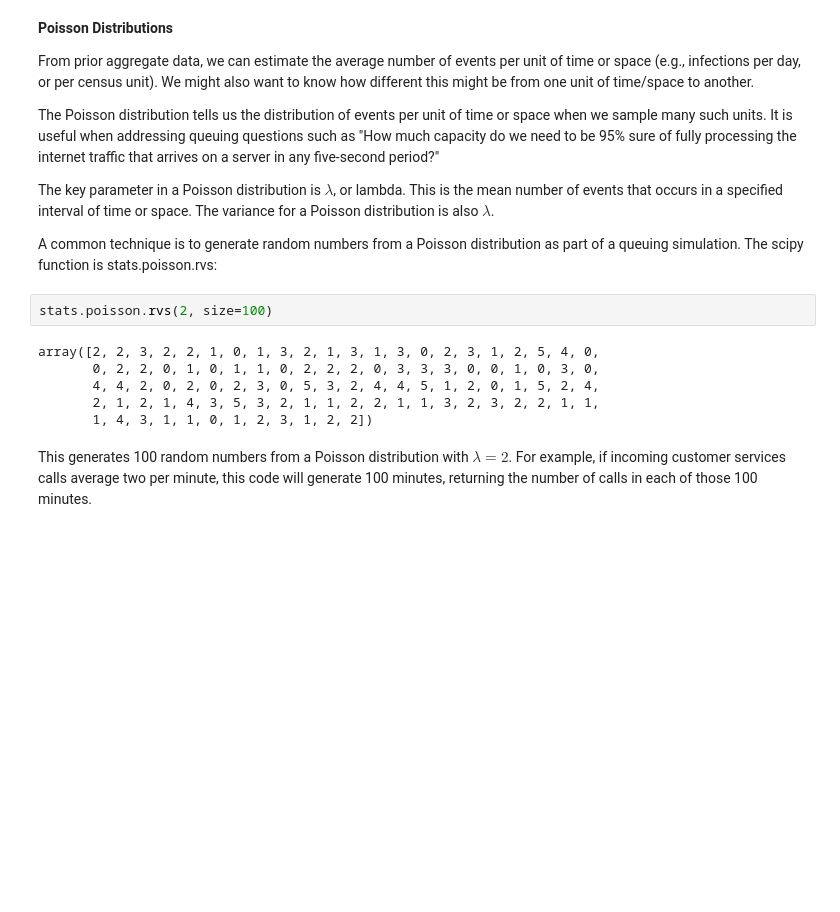
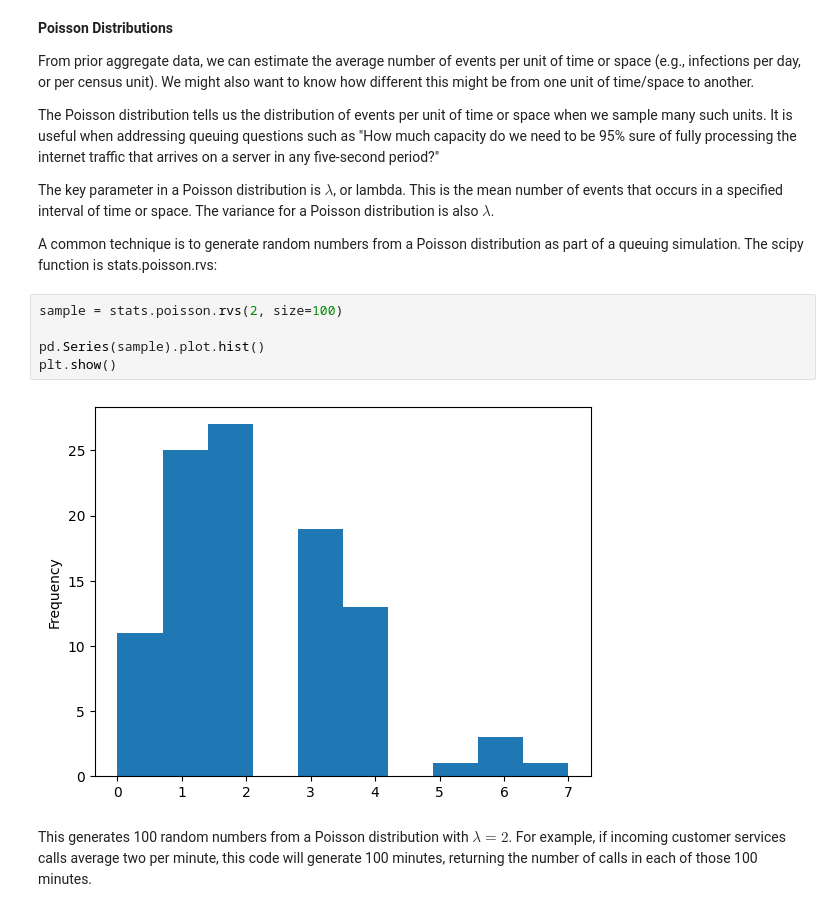
Before and after one commit to brian-vu-nguyen/practical_statistics_for_data_scientists, a Jupyter notebook: notebooks/chatper_2.ipynb, the cells around one changed output. Cells and saved outputs as stored; diff of their text form; blank space fills up the shorter version.

```diff
--- a/notebooks/chatper_2.ipynb
+++ b/notebooks/chatper_2.ipynb
@@ -563,13 +563,12 @@ The key parameter in a Poisson distribution is $\lambda$, or lambda. This is the
 
 A common technique is to generate random numbers from a Poisson distribution as part of a queuing simulation. The scipy function is stats.poisson.rvs:
 # %%
-stats.poisson.rvs(2, size=100)
+sample = stats.poisson.rvs(2, size=100)
+
+pd.Series(sample).plot.hist()
+plt.show()
 # %% [output]
-array([2, 2, 3, 2, 2, 1, 0, 1, 3, 2, 1, 3, 1, 3, 0, 2, 3, 1, 2, 5, 4, 0,
-       0, 2, 2, 0, 1, 0, 1, 1, 0, 2, 2, 2, 0, 3, 3, 3, 0, 0, 1, 0, 3, 0,
-       4, 4, 2, 0, 2, 0, 2, 3, 0, 5, 3, 2, 4, 4, 5, 1, 2, 0, 1, 5, 2, 4,
-       2, 1, 2, 1, 4, 3, 5, 3, 2, 1, 1, 2, 2, 1, 1, 3, 2, 3, 2, 2, 1, 1,
-       1, 4, 3, 1, 1, 0, 1, 2, 3, 1, 2, 2])
+[figure, added]
 # %% [markdown]
 This generates 100 random numbers from a Poisson distribution with $\lambda = 2$. For example, if incoming customer services calls average two per minute, this code will generate 100 minutes, returning the number of calls in each of those 100 minutes.
 # %% [markdown]
```
Also changed, not shown: parts of 5 cells of this notebook.
